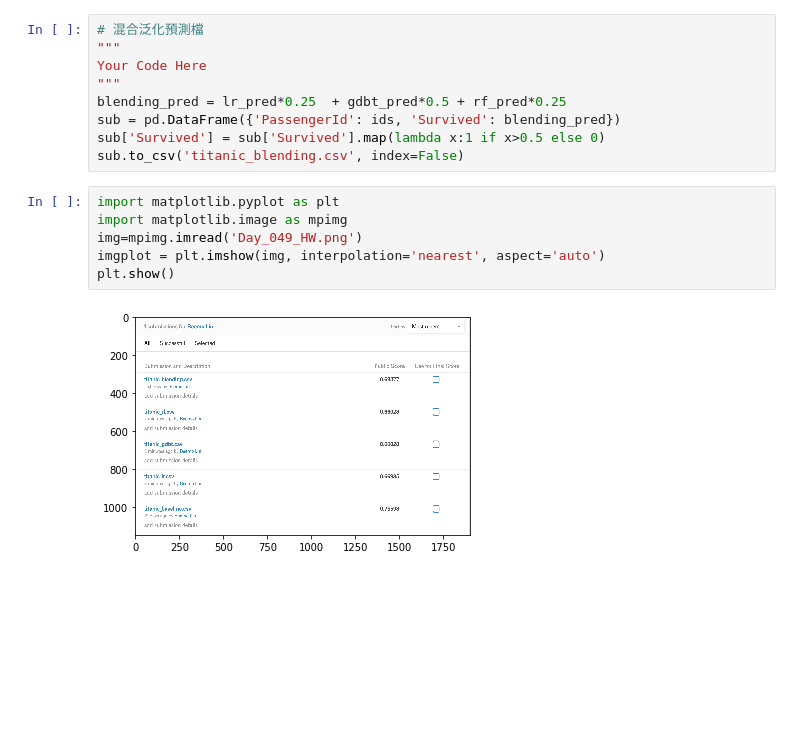
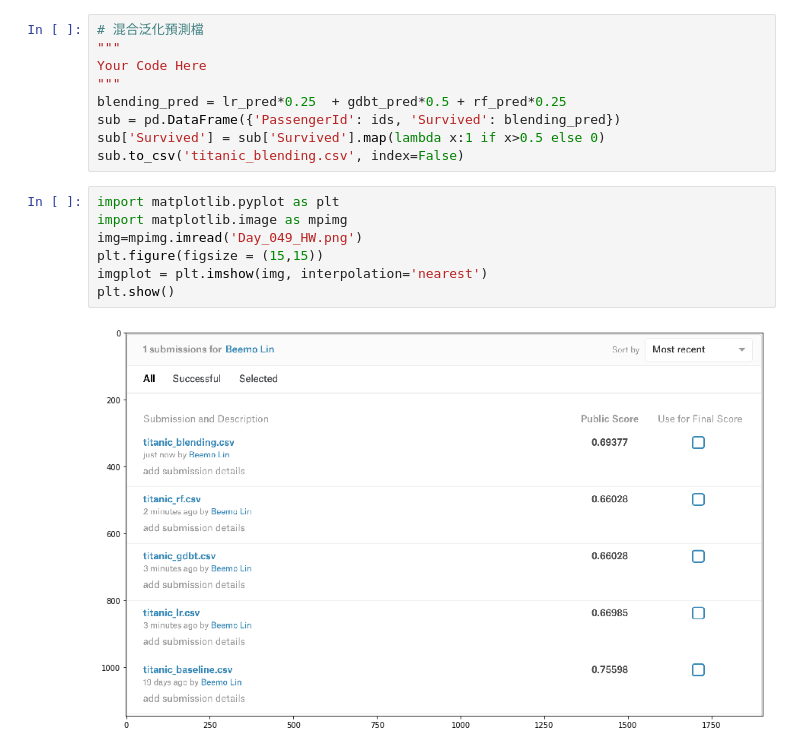
Before and after one commit to BeemoLin/ML100Days, a Jupyter notebook: homework/Day_049_Blending_HW.ipynb, the cells around one changed output. Cells and saved outputs as stored; diff of their text form; blank space fills up the shorter version.

```diff
--- a/homework/Day_049_Blending_HW.ipynb
+++ b/homework/Day_049_Blending_HW.ipynb
@@ -180,8 +180,9 @@ sub.to_csv('titanic_blending.csv', index=False)
 # %%
 import matplotlib.pyplot as plt
 import matplotlib.image as mpimg
 img=mpimg.imread('Day_049_HW.png')
-imgplot = plt.imshow(img, interpolation='nearest', aspect='auto')
+plt.figure(figsize = (15,15))
+imgplot = plt.imshow(img, interpolation='nearest')
 plt.show()
 # %% [output]
-[figure, old version]
+[figure, new version]
```
Also changed, not shown: 8 other files.
